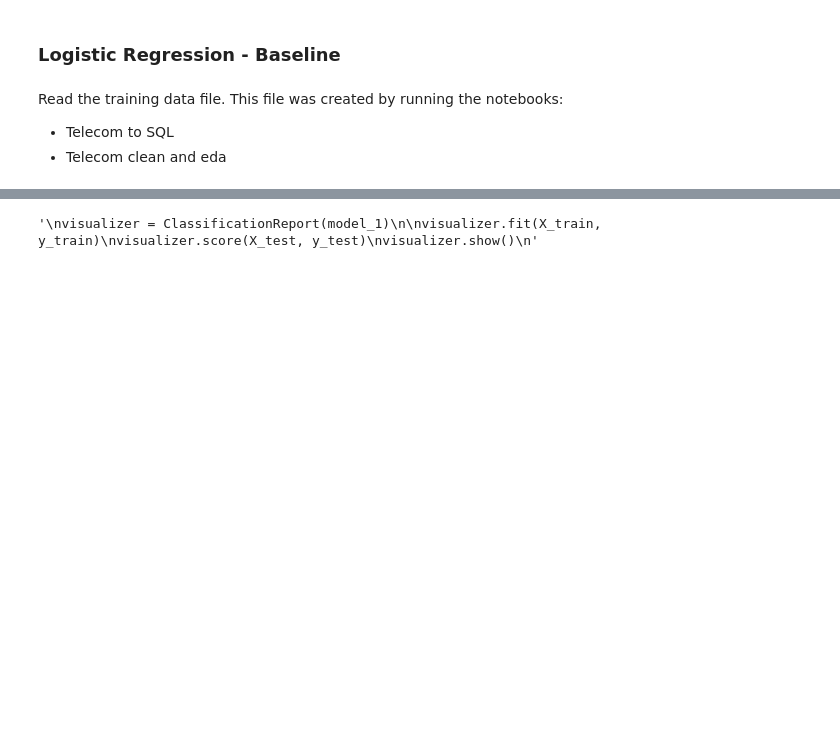
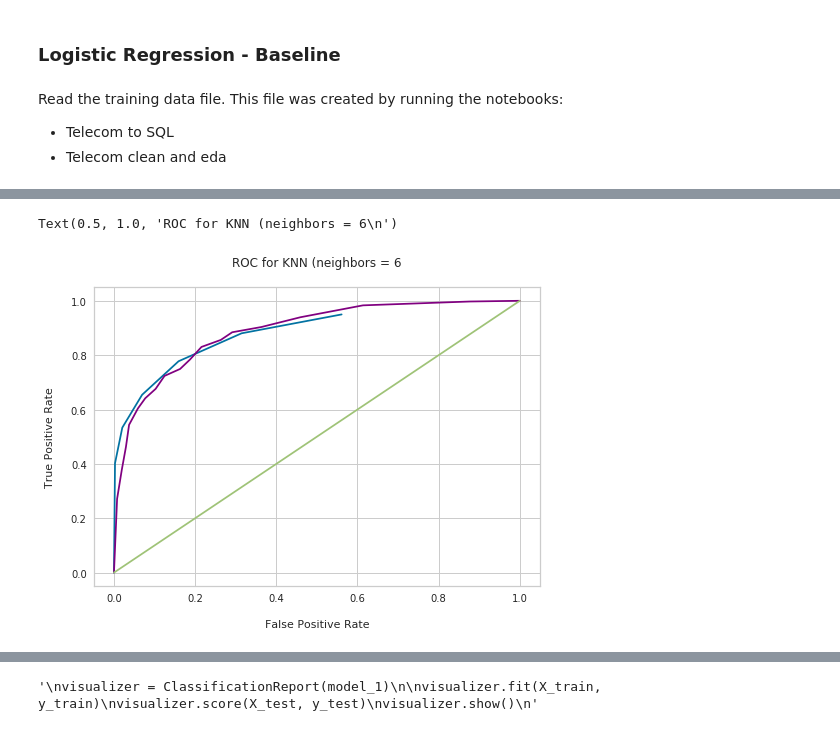
Before and after one commit to Merkeley/Project_03, a Jupyter notebook: Notebooks/Modeling.ipynb, the cells around one changed output, grey strips where cells are left out. Cells and saved outputs as stored; diff of their text form; code cells hidden in the pictures; blank space fills up the shorter version.

```diff
--- a/Notebooks/Modeling.ipynb
+++ b/Notebooks/Modeling.ipynb
@@ -67,0 +124,7 @@ logistic_confusion = confusion_matrix(y_test, model_1.predict(X_test))
+# %%
+param_grid = {
+    'smt__random_state': [45],
+    'KNN__n_neighbors': [2, 4, 6, 8, 10],
+}
+# %%
+grid = GridSearchCV(pipeline, param_grid=param_grid, cv=5)
@@ -68,3 +140,19 @@ logistic_confusion = confusion_matrix(y_test, model_1.predict(X_test))
+# %%
+knn = KNeighborsClassifier(n_neighbors=6)
+knn.fit(X_train, y_train)
+roc_data = calc_roc_data(knn, X_test, y_test, 20)
+x_plt_knn = [roc_data[i][1] for i in range(len(roc_data))]
+y_plt_knn = [roc_data[i][2] for i in range(len(roc_data))]
+# %%
+plt.plot(x_plt_knn, y_plt_knn)
+plt.plot(x_plt_log, y_plt_log, color='purple')
+plt.plot([0,1],[0,1])
+plt.xlabel('\nFalse Positive Rate')
+plt.ylabel('True Positive Rate\n')
+plt.title('ROC for KNN (neighbors = 6\n')
+# %% [output]
+Text(0.5, 1.0, 'ROC for KNN (neighbors = 6\n')
+[figure, added]
 # %%
 plt.figure(dpi=300)
 plt.figure(figsize = (12,8))
```
Also changed, not shown: parts of 16 cells of this notebook, 1 other file.
